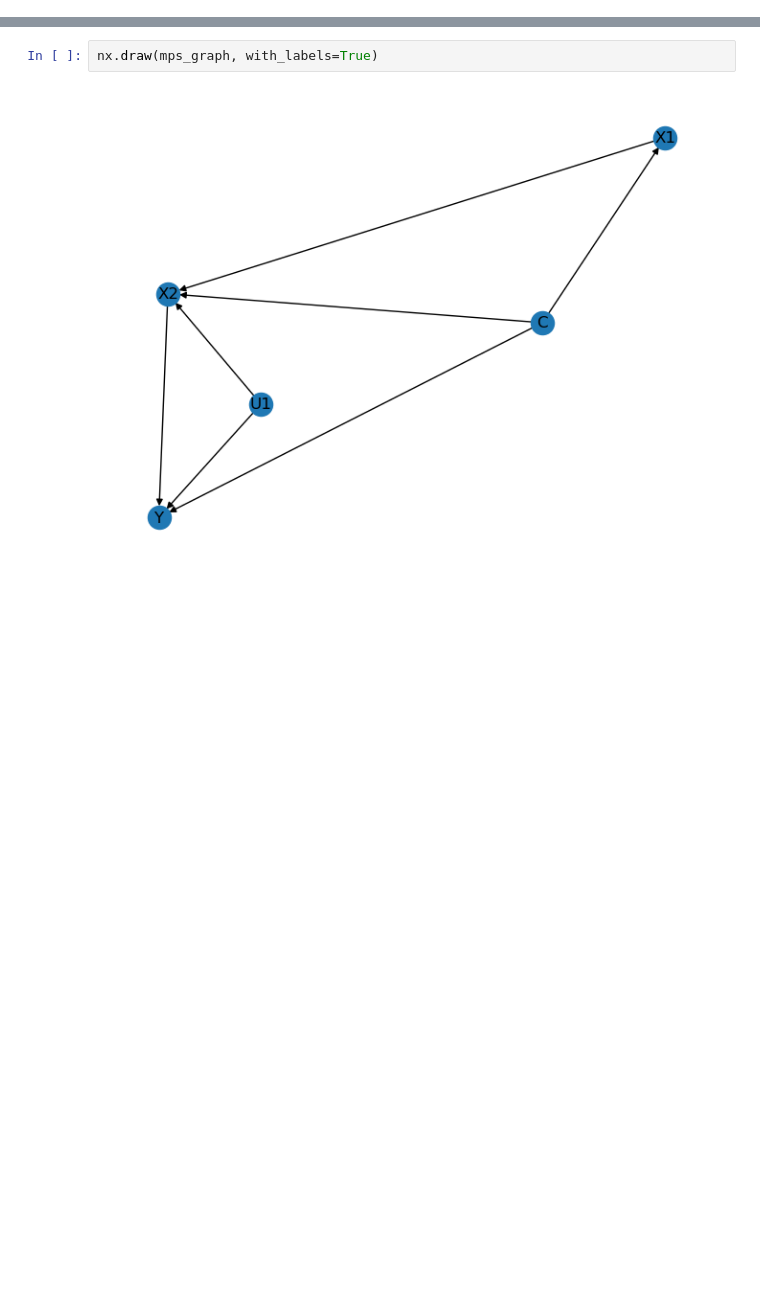
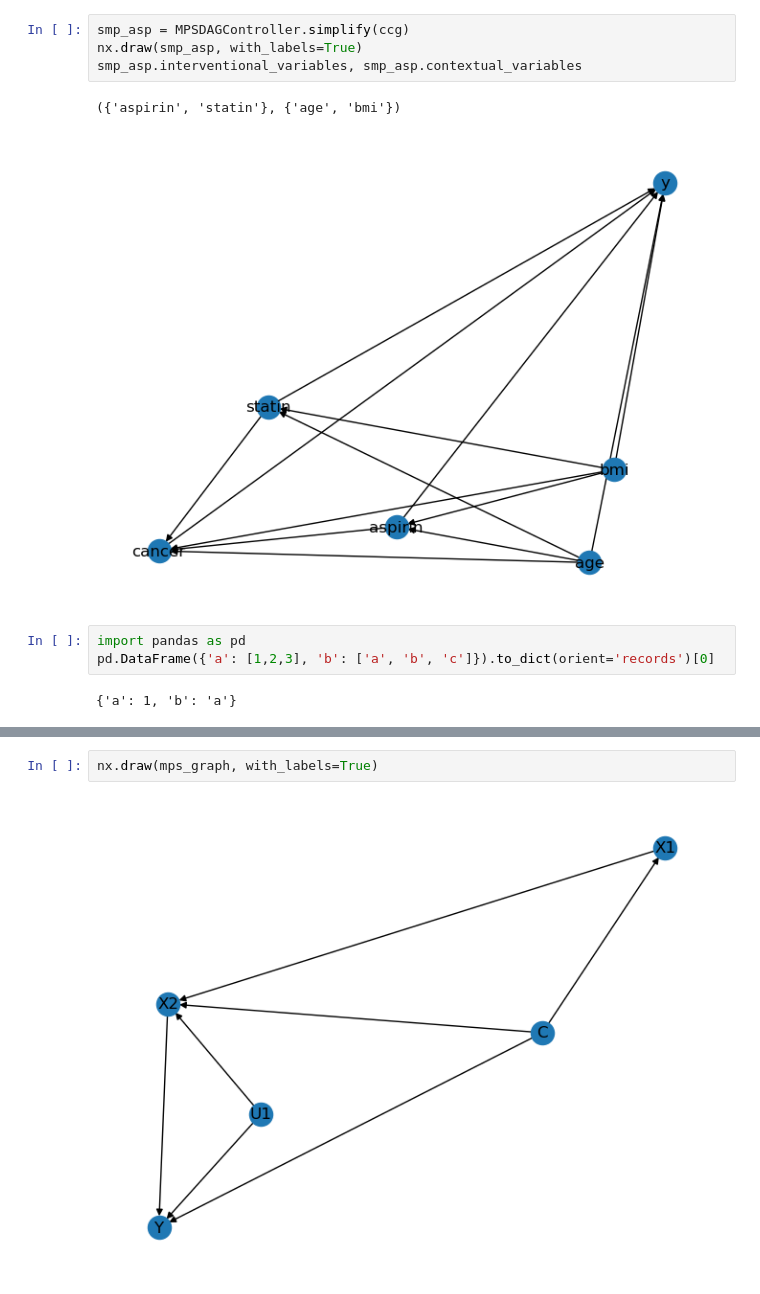
Before and after one commit to VahanArsenian/POMPSBO, a Jupyter notebook: notebooks/POMPS.ipynb, the cells around one changed output, grey strips where cells are left out. Cells and saved outputs as stored; diff of their text form; blank space fills up the shorter version.

```diff
--- a/notebooks/POMPS.ipynb
+++ b/notebooks/POMPS.ipynb
@@ -24,0 +50,12 @@ NameError: name 'a' is not defined
+# %%
+smp_asp = MPSDAGController.simplify(ccg)
+nx.draw(smp_asp, with_labels=True)
+smp_asp.interventional_variables, smp_asp.contextual_variables
+# %% [output]
+({'aspirin', 'statin'}, {'age', 'bmi'})
+[figure, added]
+# %%
+import pandas as pd
+pd.DataFrame({'a': [1,2,3], 'b': ['a', 'b', 'c']}).to_dict(orient='records')[0]
+# %% [output]
+{'a': 1, 'b': 'a'}
```
Also changed, not shown: parts of 9 cells of this notebook, 6 other files.
